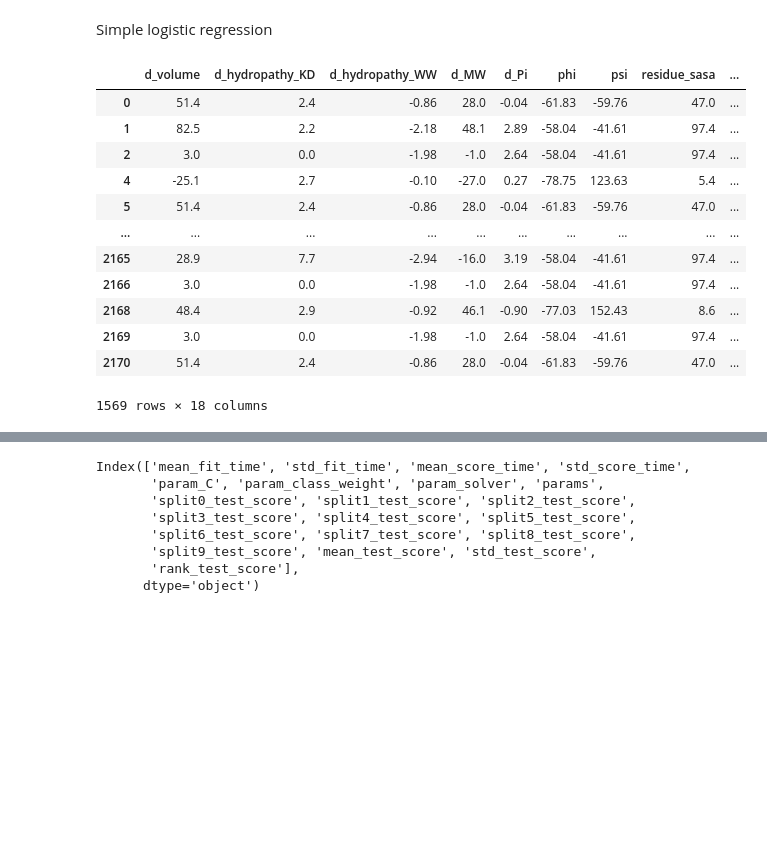
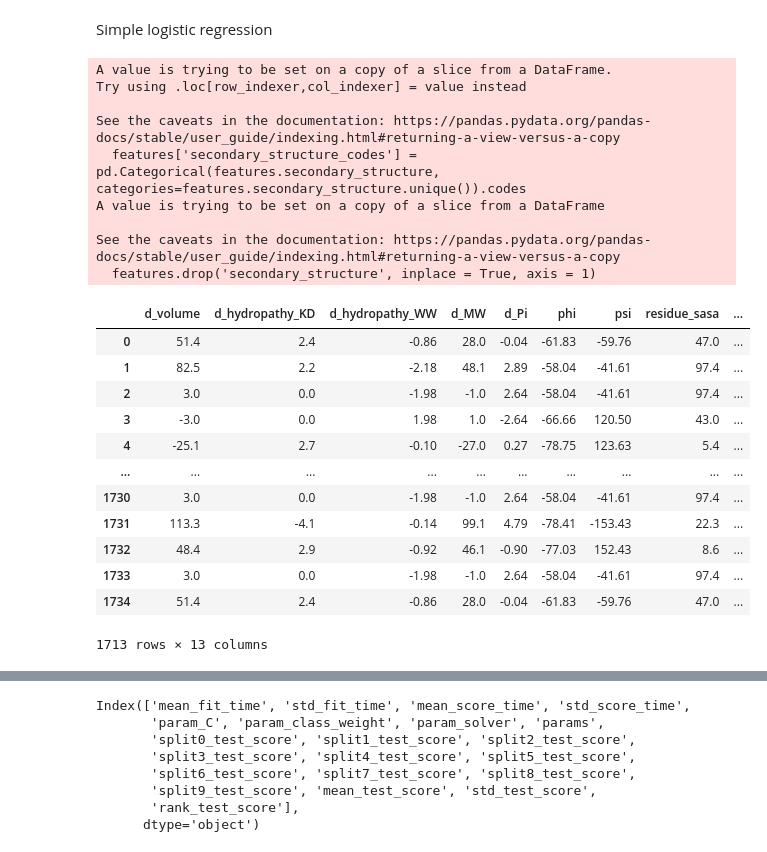
Before and after one commit to viktoria023/predict_FQ_resistance, a Jupyter notebook: 02_Run_ML_models.ipynb, the cells around one changed output, grey strips where cells are left out. Drawn from its saved outputs; the diff is of its cells as text; code cells hidden in the pictures; blank space fills up the shorter version.

```diff
--- a/02_Run_ML_models.ipynb
+++ b/02_Run_ML_models.ipynb
@@ -17,31 +17,42 @@ Simple logistic regression
 # %%
 data = pd.read_csv('data/ML_DATA_LEV.csv')
 data.dropna(inplace= True)
 
 true_label = data.BINARY_PHENOTYPE
 
 features = ['d_volume', 'd_hydropathy_KD', 'd_hydropathy_WW',
-       'd_MW', 'd_Pi', 'phi', 'psi', 'residue_sasa',
-       'n_hbond_acceptors', 'n_hbond_donors', 'SASA', 'B', 'C', 'E', 'G', 'H', 'T', 'snap2_score'] # , 'snap2_score', 'secondary_structure' -> could not resolve strings (needs floats as input)
+       'd_MW', 'd_Pi', 'secondary_structure', 'phi', 'psi', 'residue_sasa',
+       'n_hbond_acceptors', 'n_hbond_donors', 'SASA', 'snap2_score'] # 'B', 'C', 'E', 'G', 'H', 'T',
 
 features = data[features]
+features['secondary_structure_codes'] = pd.Categorical(features.secondary_structure, categories=features.secondary_structure.unique()).codes
+features.drop('secondary_structure', inplace = True, axis = 1)
 
 true_label
 features
 # %% [output]
+A value is trying to be set on a copy of a slice from a DataFrame.
+Try using .loc[row_indexer,col_indexer] = value instead
+
+See the caveats in the documentation: https://pandas.pydata.org/pandas-docs/stable/user_guide/indexing.html#returning-a-view-versus-a-copy
+  features['secondary_structure_codes'] = pd.Categorical(features.secondary_structure, categories=features.secondary_structure.unique()).codes
+A value is trying to be set on a copy of a slice from a DataFrame
+
+See the caveats in the documentation: https://pandas.pydata.org/pandas-docs/stable/user_guide/indexing.html#returning-a-view-versus-a-copy
+  features.drop('secondary_structure', inplace = True, axis = 1)
 |  | d_volume | d_hydropathy_KD | d_hydropathy_WW | d_MW | d_Pi | phi | psi | residue_sasa | ... |
 | 0 | 51.4 | 2.4 | -0.86 | 28.0 | -0.04 | -61.83 | -59.76 | 47.0 | ... |
 | 1 | 82.5 | 2.2 | -2.18 | 48.1 | 2.89 | -58.04 | -41.61 | 97.4 | ... |
 | 2 | 3.0 | 0.0 | -1.98 | -1.0 | 2.64 | -58.04 | -41.61 | 97.4 | ... |
+| 3 | -3.0 | 0.0 | 1.98 | 1.0 | -2.64 | -66.66 | 120.50 | 43.0 | ... |
 | 4 | -25.1 | 2.7 | -0.10 | -27.0 | 0.27 | -78.75 | 123.63 | 5.4 | ... |
-| 5 | 51.4 | 2.4 | -0.86 | 28.0 | -0.04 | -61.83 | -59.76 | 47.0 | ... |
 | ... | ... | ... | ... | ... | ... | ... | ... | ... | ... |
-| 2165 | 28.9 | 7.7 | -2.94 | -16.0 | 3.19 | -58.04 | -41.61 | 97.4 | ... |
-| 2166 | 3.0 | 0.0 | -1.98 | -1.0 | 2.64 | -58.04 | -41.61 | 97.4 | ... |
-| 2168 | 48.4 | 2.9 | -0.92 | 46.1 | -0.90 | -77.03 | 152.43 | 8.6 | ... |
-| 2169 | 3.0 | 0.0 | -1.98 | -1.0 | 2.64 | -58.04 | -41.61 | 97.4 | ... |
-| 2170 | 51.4 | 2.4 | -0.86 | 28.0 | -0.04 | -61.83 | -59.76 | 47.0 | ... |
+| 1730 | 3.0 | 0.0 | -1.98 | -1.0 | 2.64 | -58.04 | -41.61 | 97.4 | ... |
+| 1731 | 113.3 | -4.1 | -0.14 | 99.1 | 4.79 | -78.41 | -153.43 | 22.3 | ... |
+| 1732 | 48.4 | 2.9 | -0.92 | 46.1 | -0.90 | -77.03 | 152.43 | 8.6 | ... |
+| 1733 | 3.0 | 0.0 | -1.98 | -1.0 | 2.64 | -58.04 | -41.61 | 97.4 | ... |
+| 1734 | 51.4 | 2.4 | -0.86 | 28.0 | -0.04 | -61.83 | -59.76 | 47.0 | ... |
-1569 rows × 18 columns
+1713 rows × 13 columns
 # %%
 random_seed = 144
 
```
Also changed, not shown: parts of 11 cells of this notebook.
